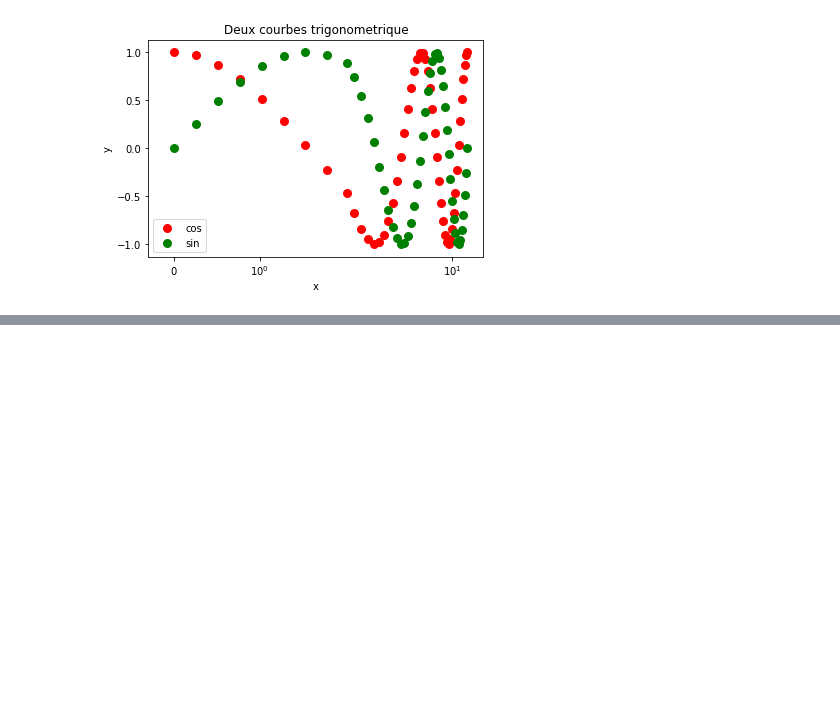
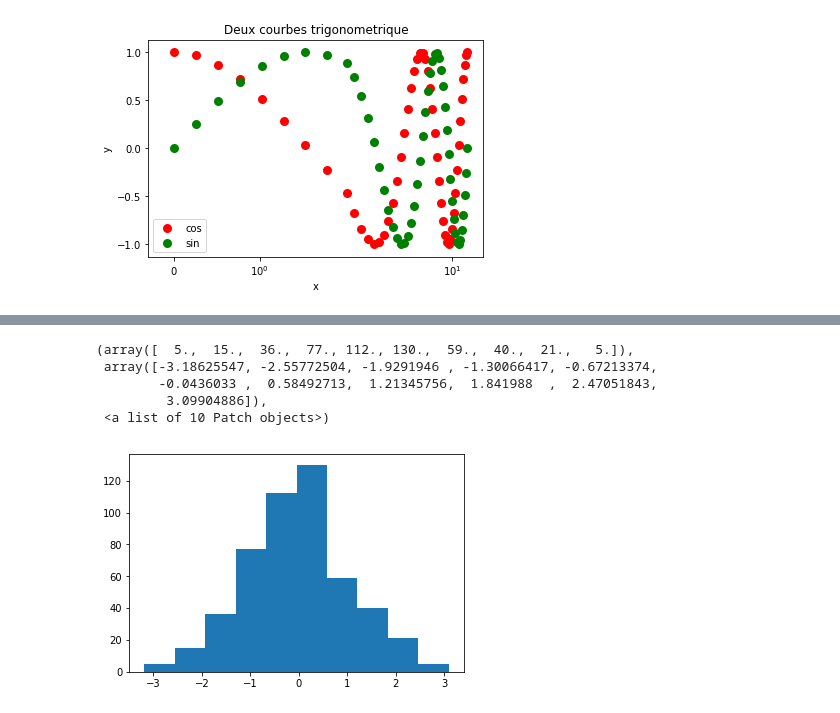
Before and after one commit to alexanderbuchholz/formation_utt, a Jupyter notebook: 2_matplotlib.ipynb, the cells around one changed output, grey strips where cells are left out. Saved outputs shown, nothing was run; the diff lists cells and outputs as text; code cells hidden in the pictures; blank space fills up the shorter version.

```diff
--- a/2_matplotlib.ipynb
+++ b/2_matplotlib.ipynb
@@ -44,0 +53,9 @@ plt.xscale('symlog')
+# %%
+plt.hist(X[0,:])
+# %% [output]
+(array([  5.,  15.,  36.,  77., 112., 130.,  59.,  40.,  21.,   5.]),
+ array([-3.18625547, -2.55772504, -1.9291946 , -1.30066417, -0.67213374,
+        -0.0436033 ,  0.58492713,  1.21345756,  1.841988  ,  2.47051843,
+         3.09904886]),
+ <a list of 10 Patch objects>)
+[figure, added]
```
Also changed, not shown: parts of 3 cells of this notebook.
